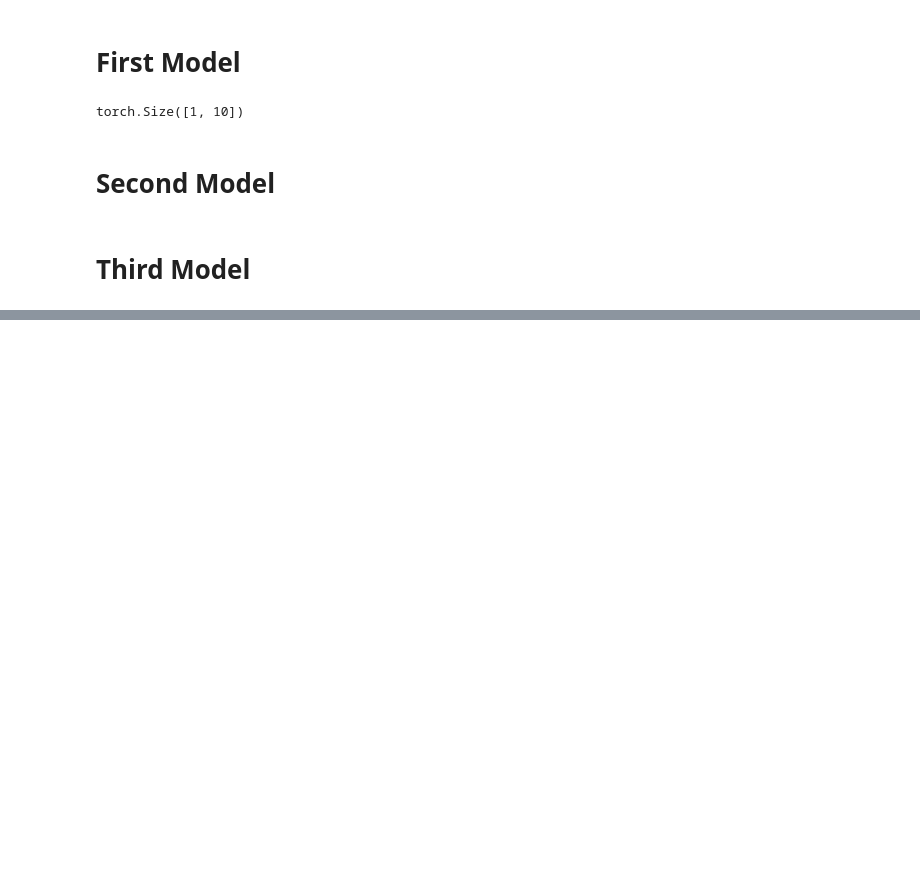
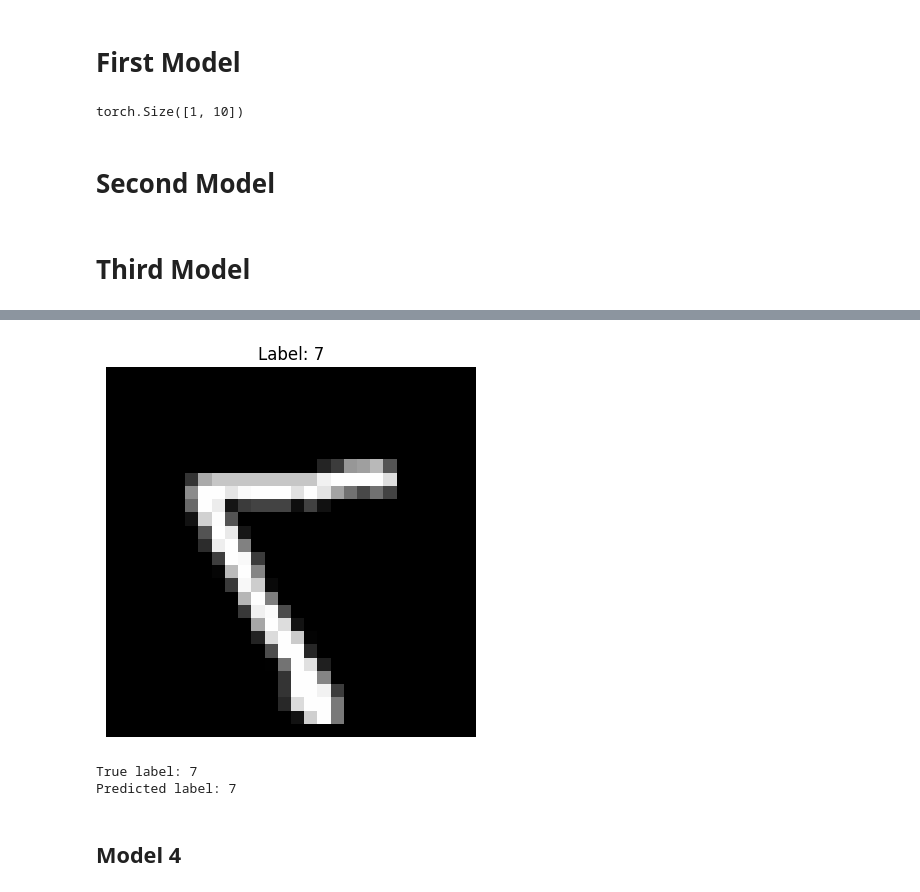
Before and after one commit to mjmousavi97/Deep-Learning-Tehran-uni, a Jupyter notebook: HomeWorks/03 HW/src/main.ipynb, the cells around one changed output, grey strips where cells are left out. Drawn from its saved outputs; the diff is of its cells as text; code cells hidden in the pictures; blank space fills up the shorter version.

```diff
--- a/HomeWorks/03 HW/src/main.ipynb
+++ b/HomeWorks/03 HW/src/main.ipynb
@@ -443,0 +775,28 @@ class SCNNB_b(nn.Module):
+# %%
+images, labels = next(iter(test_dataloader_MNIST))
+image, label = images[0], labels[0]
+# %%
+    original_image = (image * 0.5) + 0.5
+
+    plt.imshow(original_image.permute(1, 2, 0), cmap="gray")
+    plt.title(f"Label: {label.item()}")
+    plt.axis("off")
+    plt.show()
+# %% [output]
+[figure, added]
+# %%
+image = image.to(device)
+
+model1.eval()
+
+with torch.no_grad():
+    output = model1(image.unsqueeze(dim=0))
+    predicted_class = torch.argmax(output, dim=1).item()
+
+print("True label:", label.item())
+print("Predicted label:", predicted_class)
+# %% [output]
+True label: 7
+Predicted label: 7
+# %% [markdown]
+## Model 4
```
Also changed, not shown: parts of 38 cells of this notebook.
